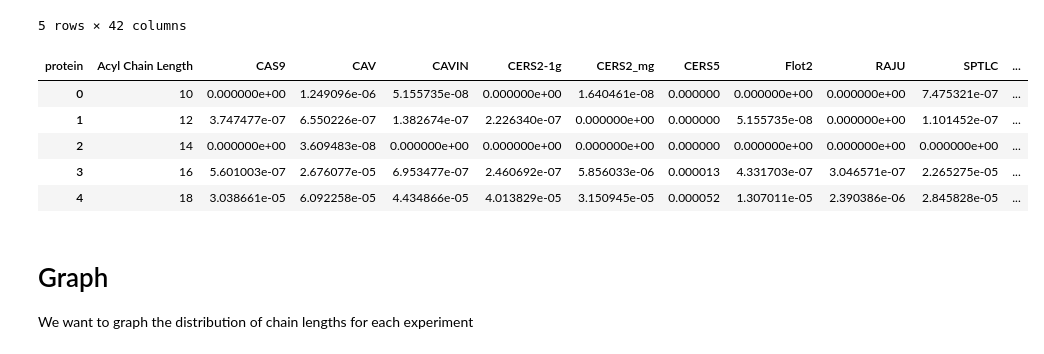
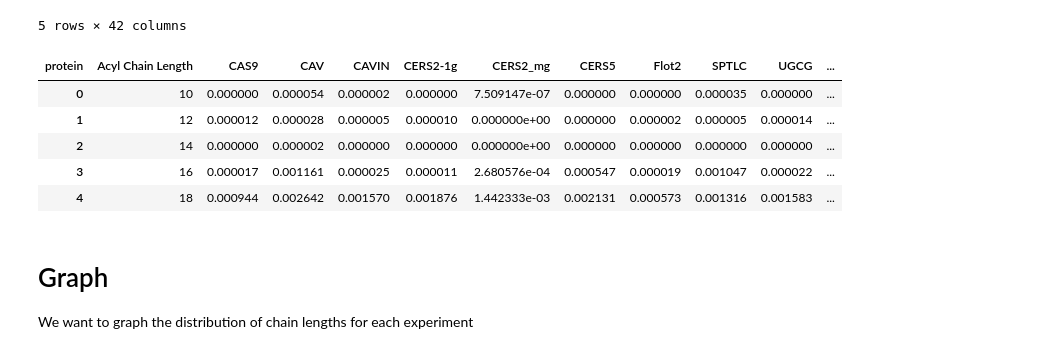
Before and after one commit to hn1902/lipids-proj-new, a Jupyter notebook: chain_length_distribution.ipynb, the cells around one changed output. Cells and saved outputs as stored; diff of their text form; code cells hidden in the pictures.

```diff
--- a/chain_length_distribution.ipynb
+++ b/chain_length_distribution.ipynb
@@ -51,22 +51,22 @@ lengths.head()
 | 16 | 101.0000 | 54.0000 | 56.0000 | 28.0000 | 3514.0802 | 3209.3048 | 2387.5640 | 2308.1189 | 42.0000 | ... |
 | 18 | 3151.6889 | 3196.6663 | 3517.1031 | 3100.7914 | 9804.0135 | 6799.5276 | 4619.7055 | 4772.9836 | 3882.7404 | ... |
 5 rows × 42 columns
-# %%
-# get chain lengths as fraction of total
-total = lengths.values.sum()
-lengths = lengths.div(total)
 # %%
 # get mean chain lengths for each protein
 ptns = lengths.T.reset_index().rename(columns={'index': 'sample'}).merge(df_exps, on='sample')
-ptns = ptns.groupby('protein').mean().T.reset_index().rename(columns={'index':'Acyl Chain Length'})
+ptns = ptns.groupby('protein').sum().T.reset_index().rename(columns={'index':'Acyl Chain Length'})
+ptns = ptns.drop(columns=['RAJU'])
+
+# get chain lengths as fraction of each sample (down the columns)
+ptns.iloc[:,1:] = ptns.iloc[:,1:]/ptns.iloc[:,1:].sum()
 ptns.head()
 # %% [output]
-| protein | Acyl Chain Length | CAS9 | CAV | CAVIN | CERS2-1g | CERS2_mg | CERS5 | Flot2 | RAJU | SPTLC | ... |
-| 0 | 10 | 0.000000e+00 | 1.249096e-06 | 5.155735e-08 | 0.000000e+00 | 1.640461e-08 | 0.000000 | 0.000000e+00 | 0.000000e+00 | 7.475321e-07 | ... |
-| 1 | 12 | 3.747477e-07 | 6.550226e-07 | 1.382674e-07 | 2.226340e-07 | 0.000000e+00 | 0.000000 | 5.155735e-08 | 0.000000e+00 | 1.101452e-07 | ... |
-| 2 | 14 | 0.000000e+00 | 3.609483e-08 | 0.000000e+00 | 0.000000e+00 | 0.000000e+00 | 0.000000 | 0.000000e+00 | 0.000000e+00 | 0.000000e+00 | ... |
-| 3 | 16 | 5.601003e-07 | 2.676077e-05 | 6.953477e-07 | 2.460692e-07 | 5.856033e-06 | 0.000013 | 4.331703e-07 | 3.046571e-07 | 2.265275e-05 | ... |
-| 4 | 18 | 3.038661e-05 | 6.092258e-05 | 4.434866e-05 | 4.013829e-05 | 3.150945e-05 | 0.000052 | 1.307011e-05 | 2.390386e-06 | 2.845828e-05 | ... |
+| protein | Acyl Chain Length | CAS9 | CAV | CAVIN | CERS2-1g | CERS2_mg | CERS5 | Flot2 | SPTLC | UGCG | ... |
+| 0 | 10 | 0.000000 | 0.000054 | 0.000002 | 0.000000 | 7.509147e-07 | 0.000000 | 0.000000 | 0.000035 | 0.000000 | ... |
+| 1 | 12 | 0.000012 | 0.000028 | 0.000005 | 0.000010 | 0.000000e+00 | 0.000000 | 0.000002 | 0.000005 | 0.000014 | ... |
+| 2 | 14 | 0.000000 | 0.000002 | 0.000000 | 0.000000 | 0.000000e+00 | 0.000000 | 0.000000 | 0.000000 | 0.000000 | ... |
+| 3 | 16 | 0.000017 | 0.001161 | 0.000025 | 0.000011 | 2.680576e-04 | 0.000547 | 0.000019 | 0.001047 | 0.000022 | ... |
+| 4 | 18 | 0.000944 | 0.002642 | 0.001570 | 0.001876 | 1.442333e-03 | 0.002131 | 0.000573 | 0.001316 | 0.001583 | ... |
 # %% [markdown]
 # Graph
 We want to graph the distribution of chain lengths for each experiment
```
Also changed, not shown: parts of 7 cells of this notebook, 2 other files.
